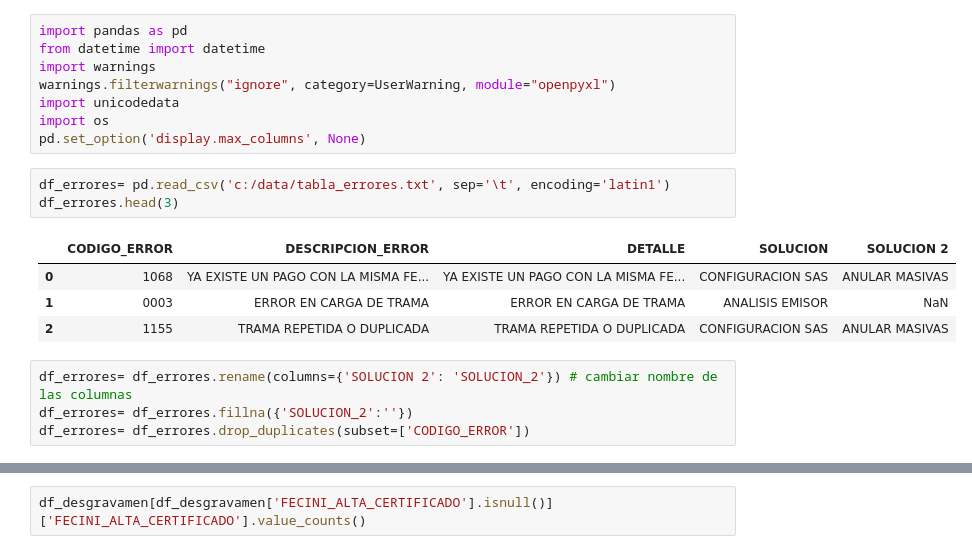
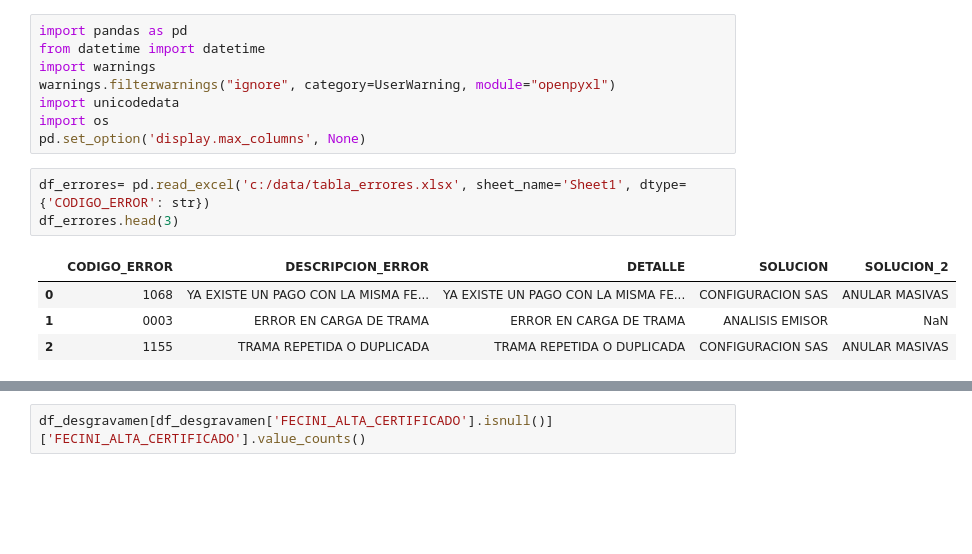
Before and after one commit to nelvinvelazco/PROYECTO-RIMAC, a Jupyter notebook: ETL_desgravamen_prestamos.ipynb, the cells around one changed output, grey strips where cells are left out. Cells and saved outputs as stored; diff of their text form; blank space fills up the shorter version.

```diff
--- a/ETL_desgravamen_prestamos.ipynb
+++ b/ETL_desgravamen_prestamos.ipynb
@@ -7,17 +7,13 @@ import unicodedata
 import os
 pd.set_option('display.max_columns', None)
 # %%
-df_errores= pd.read_csv('c:/data/tabla_errores.txt', sep='\t', encoding='latin1')
+df_errores= pd.read_excel('c:/data/tabla_errores.xlsx', sheet_name='Sheet1', dtype={'CODIGO_ERROR': str})
 df_errores.head(3)
 # %% [output]
-|  | CODIGO_ERROR | DESCRIPCION_ERROR | DETALLE | SOLUCION | SOLUCION 2 |
+|  | CODIGO_ERROR | DESCRIPCION_ERROR | DETALLE | SOLUCION | SOLUCION_2 |
 | 0 | 1068 | YA EXISTE UN PAGO CON LA MISMA FE... | YA EXISTE UN PAGO CON LA MISMA FE... | CONFIGURACION SAS | ANULAR MASIVAS |
 | 1 | 0003 | ERROR EN CARGA DE TRAMA | ERROR EN CARGA DE TRAMA | ANALISIS EMISOR | NaN |
 | 2 | 1155 | TRAMA REPETIDA O DUPLICADA | TRAMA REPETIDA O DUPLICADA | CONFIGURACION SAS | ANULAR MASIVAS |
-# %%
-df_errores= df_errores.rename(columns={'SOLUCION 2': 'SOLUCION_2'}) # cambiar nombre de las columnas
-df_errores= df_errores.fillna({'SOLUCION_2':''})
-df_errores= df_errores.drop_duplicates(subset=['CODIGO_ERROR'])
 # %%
 df_errores.info()
 # %% [output]
```
Also changed, not shown: parts of 32 cells of this notebook.
